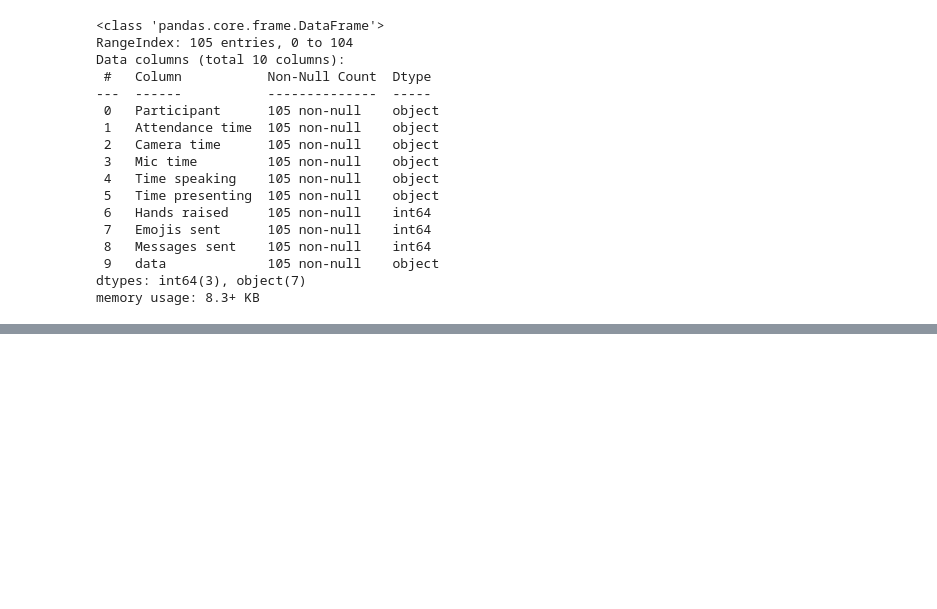
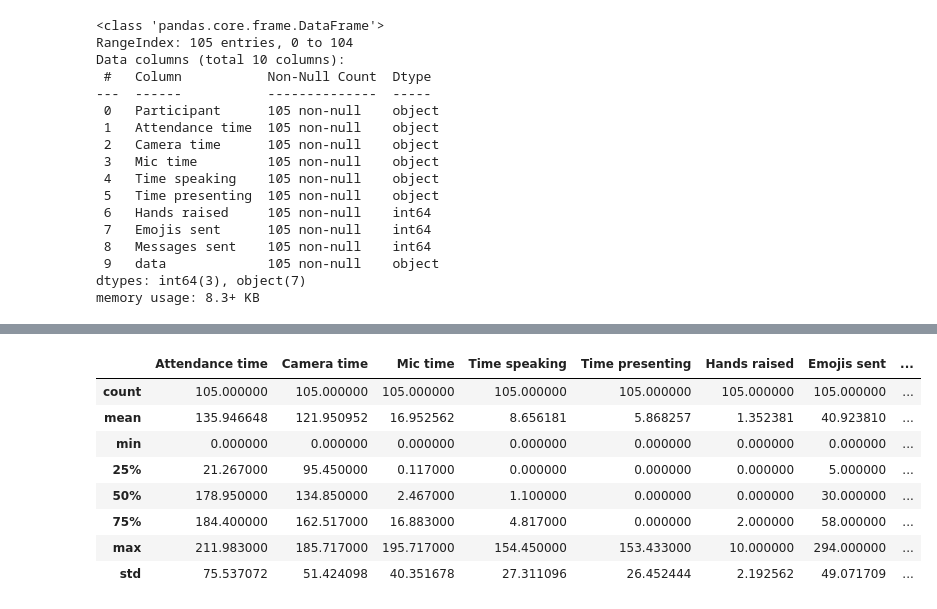
Before and after one commit to robertosgpontes/santander1175, a Jupyter notebook: EDA.ipynb, the cells around one changed output, grey strips where cells are left out. Cells and saved outputs as stored; diff of their text form; code cells hidden in the pictures; blank space fills up the shorter version.

```diff
--- a/EDA.ipynb
+++ b/EDA.ipynb
@@ -79,0 +135,12 @@ memory usage: 8.3+ KB
+# %%
+dados_aulas.describe()
+# %% [output]
+|  | Attendance time | Camera time | Mic time | Time speaking | Time presenting | Hands raised | Emojis sent | ... |
+| count | 105.000000 | 105.000000 | 105.000000 | 105.000000 | 105.000000 | 105.000000 | 105.000000 | ... |
+| mean | 135.946648 | 121.950952 | 16.952562 | 8.656181 | 5.868257 | 1.352381 | 40.923810 | ... |
+| min | 0.000000 | 0.000000 | 0.000000 | 0.000000 | 0.000000 | 0.000000 | 0.000000 | ... |
+| 25% | 21.267000 | 95.450000 | 0.117000 | 0.000000 | 0.000000 | 0.000000 | 5.000000 | ... |
+| 50% | 178.950000 | 134.850000 | 2.467000 | 1.100000 | 0.000000 | 0.000000 | 30.000000 | ... |
+| 75% | 184.400000 | 162.517000 | 16.883000 | 4.817000 | 0.000000 | 2.000000 | 58.000000 | ... |
+| max | 211.983000 | 185.717000 | 195.717000 | 154.450000 | 153.433000 | 10.000000 | 294.000000 | ... |
+| std | 75.537072 | 51.424098 | 40.351678 | 27.311096 | 26.452444 | 2.192562 | 49.071709 | ... |
```
Also changed, not shown: parts of 24 cells of this notebook.
